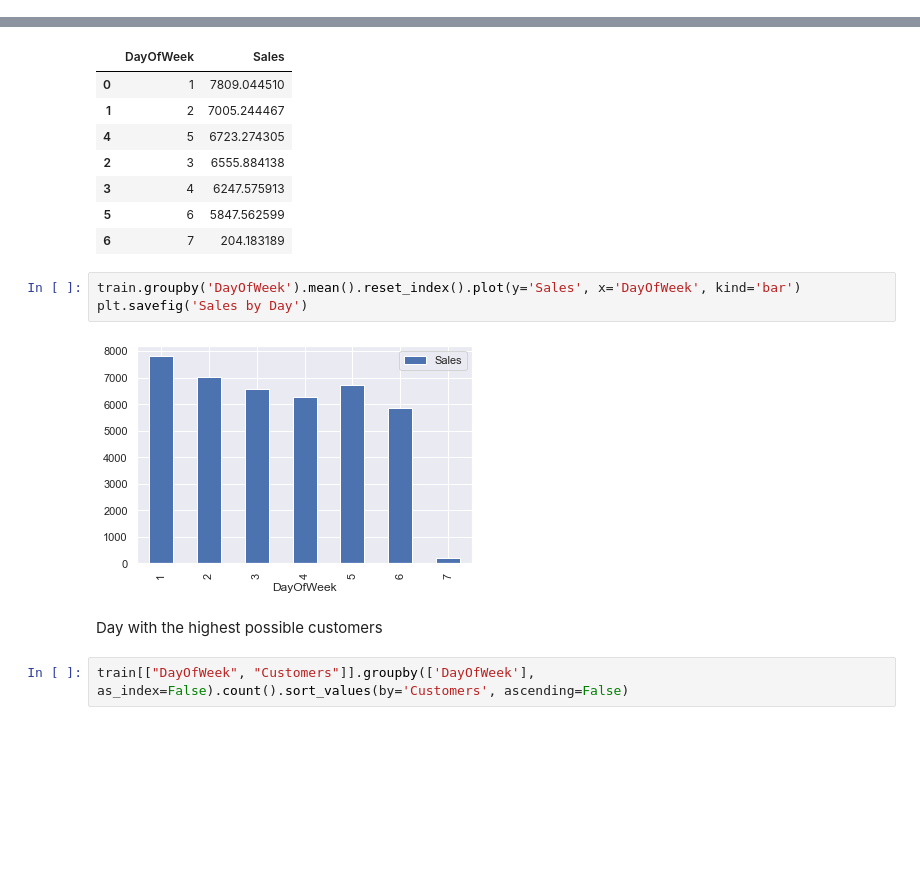
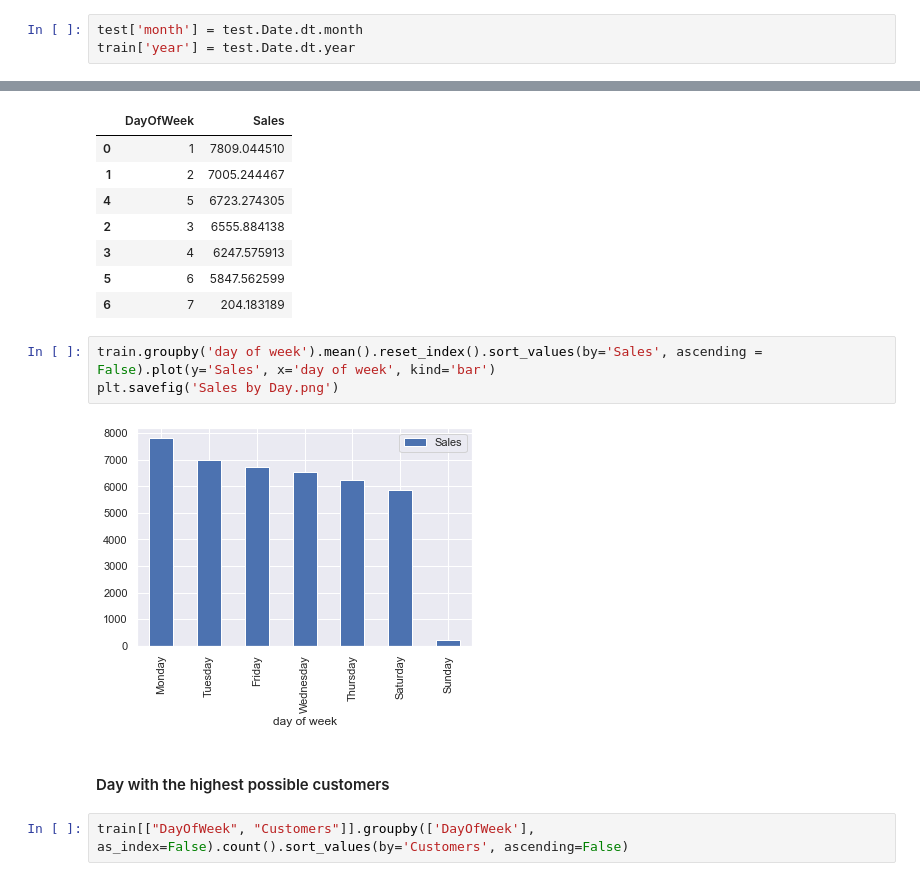
Before and after one commit to SamDewriter/PharmaceuticalSales-Prediction, a Jupyter notebook: Week_3.ipynb, the cells around one changed output, grey strips where cells are left out. Drawn from its saved outputs; the diff is of its cells as text; blank space fills up the shorter version.

```diff
--- a/Week_3.ipynb
+++ b/Week_3.ipynb
@@ -342,4 +345,7 @@ import datetime
 
 train['month'] = train.Date.dt.month
 train['year'] = train.Date.dt.year
+# %%
+test['month'] = test.Date.dt.month
+train['year'] = test.Date.dt.year
 # %% [markdown]
@@ -442,12 +448,12 @@ train[["DayOfWeek", "Sales"]].groupby(['DayOfWeek'], as_index=False).mean().sort
 | 5 | 6 | 5847.562599 |
 | 6 | 7 | 204.183189 |
 # %%
-train.groupby('DayOfWeek').mean().reset_index().plot(y='Sales', x='DayOfWeek', kind='bar')
-plt.savefig('Sales by Day')
+train.groupby('day of week').mean().reset_index().sort_values(by='Sales', ascending = False).plot(y='Sales', x='day of week', kind='bar')
+plt.savefig('Sales by Day.png')
 # %% [output]
-[figure, old version]
+[figure, new version]
 # %% [markdown]
-Day with the highest possible customers
+#### Day with the highest possible customers
 # %%
 train[["DayOfWeek", "Customers"]].groupby(['DayOfWeek'], as_index=False).count().sort_values(by='Customers', ascending=False)
 # %% [output]
```
Also changed, not shown: parts of 33 cells of this notebook, 2 other files.
